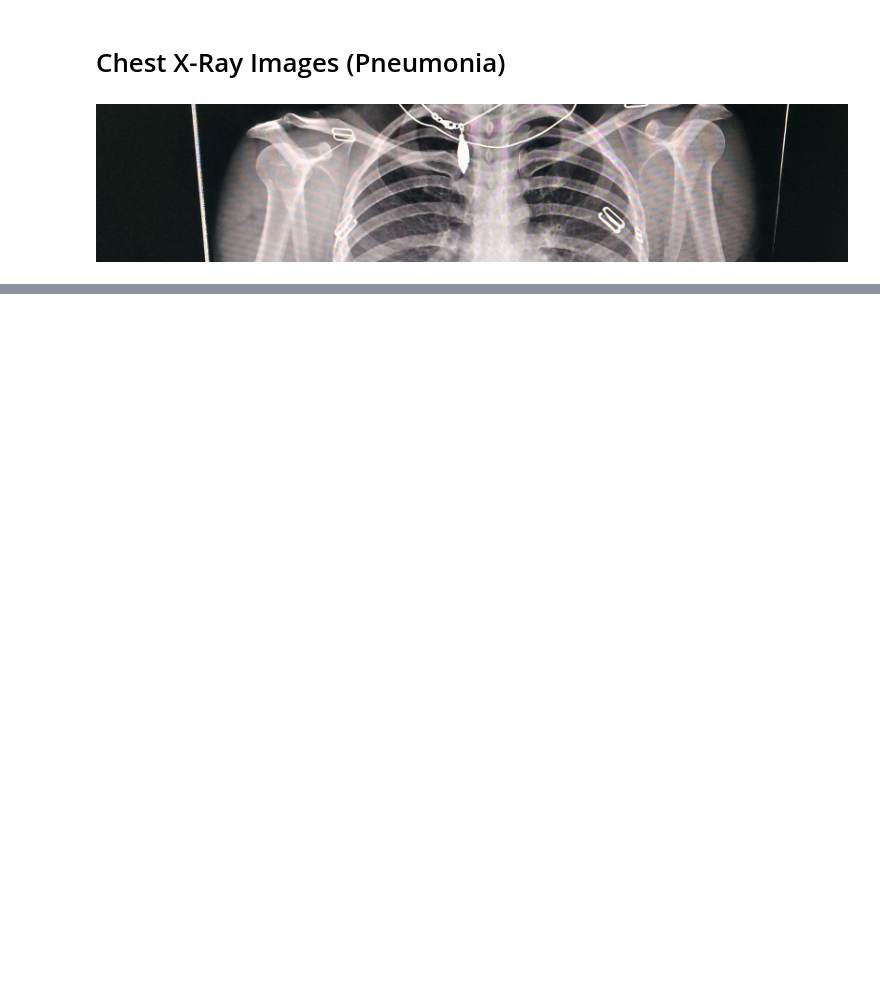
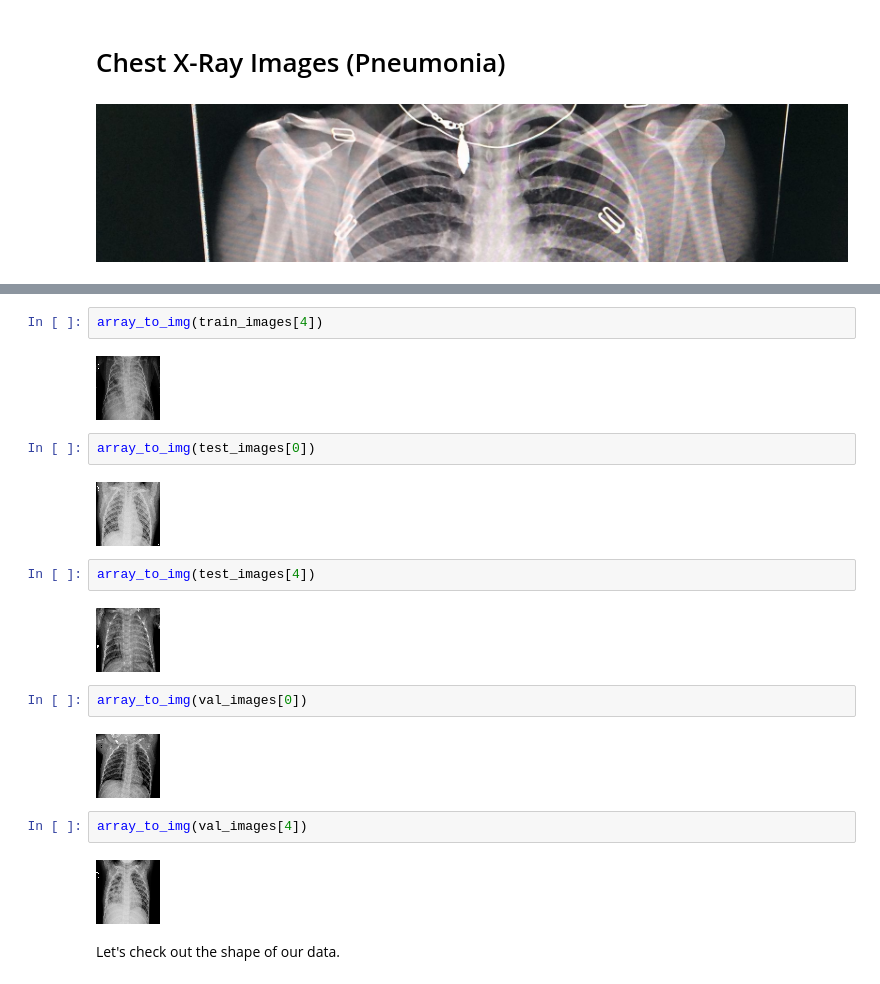
Before and after one commit to kmcneil901/Chest-X-Rays-Pneumonia-CNN, a Jupyter notebook: Main Notebook Page.ipynb, the cells around one changed output, grey strips where cells are left out. Saved outputs shown, nothing was run; the diff lists cells and outputs as text; blank space fills up the shorter version.

```diff
--- a/Main Notebook Page.ipynb
+++ b/Main Notebook Page.ipynb
@@ -16,0 +66,22 @@ METHODOLOGY:
+# %%
+array_to_img(train_images[4])
+# %% [output]
+[figure, added]
+# %%
+array_to_img(test_images[0])
+# %% [output]
+[figure, added]
+# %%
+array_to_img(test_images[4])
+# %% [output]
+[figure, added]
+# %%
+array_to_img(val_images[0])
+# %% [output]
+[figure, added]
+# %%
+array_to_img(val_images[4])
+# %% [output]
+[figure, added]
+# %% [markdown]
+Let's check out the shape of our data.
```
Also changed, not shown: parts of 127 cells of this notebook.
